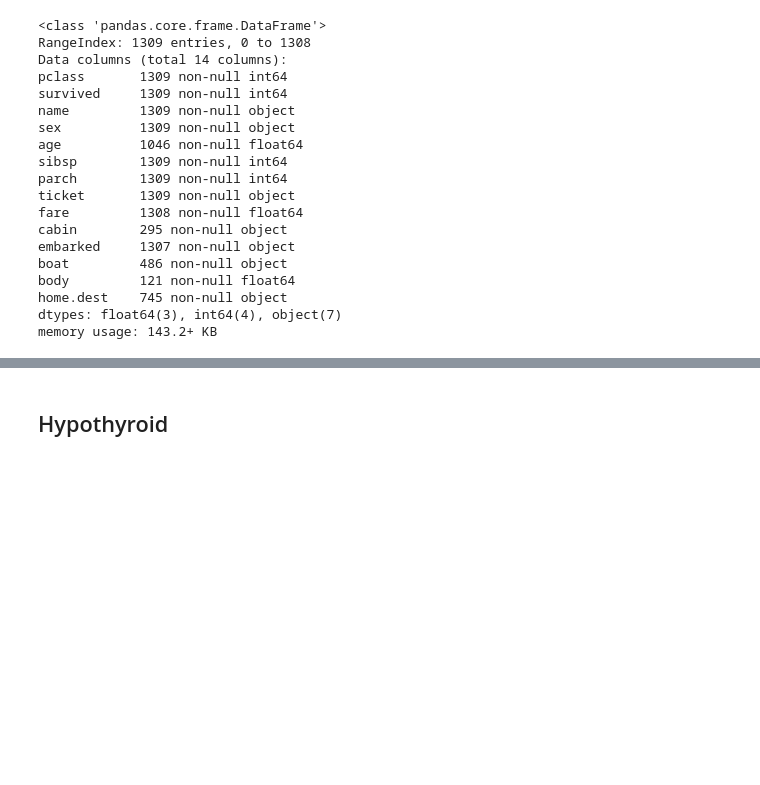
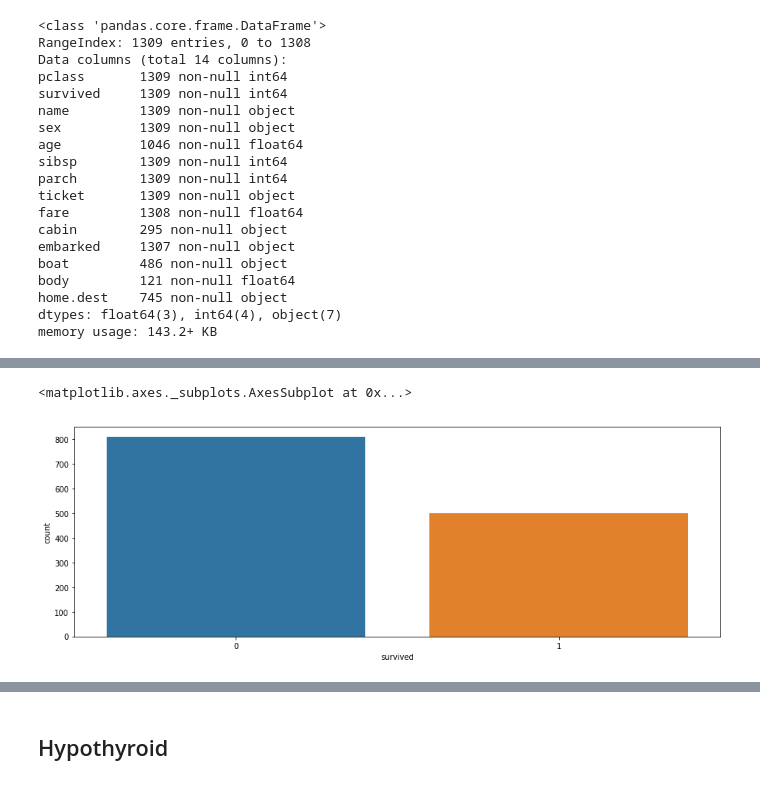
Before and after one commit to IooHooI/NEURAL_NETWORKS, a Jupyter notebook: notebooks/EDA.ipynb, the cells around one changed output, grey strips where cells are left out. Drawn from its saved outputs; the diff is of its cells as text; code cells hidden in the pictures; blank space fills up the shorter version.

```diff
--- a/notebooks/EDA.ipynb
+++ b/notebooks/EDA.ipynb
@@ -50,0 +53,4 @@ memory usage: 143.2+ KB
+# %%
+titanic.fare.fillna(titanic.age.mean(), inplace=True)
+# %%
+titanic = titanic[~titanic.embarked.isnull()]
@@ -50,0 +79,6 @@ memory usage: 143.2+ KB
+# %%
+plt.figure(figsize=[15, 5])
+sns.countplot(x='survived', data=titanic)
+# %% [output]
+<matplotlib.axes._subplots.AxesSubplot at 0x...>
+[figure, added]
```
Also changed, not shown: parts of 13 cells of this notebook, 1 other file.
